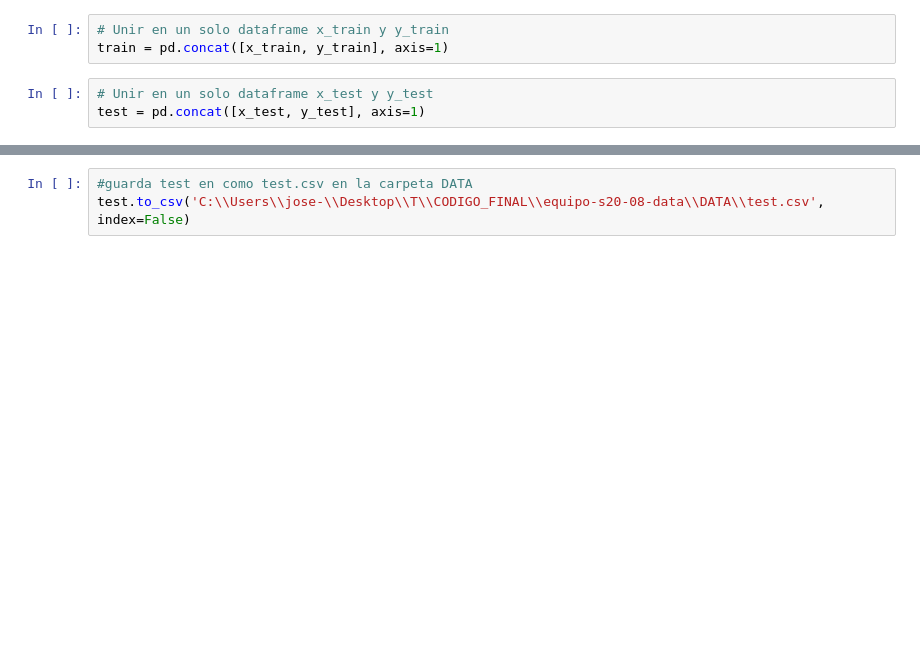
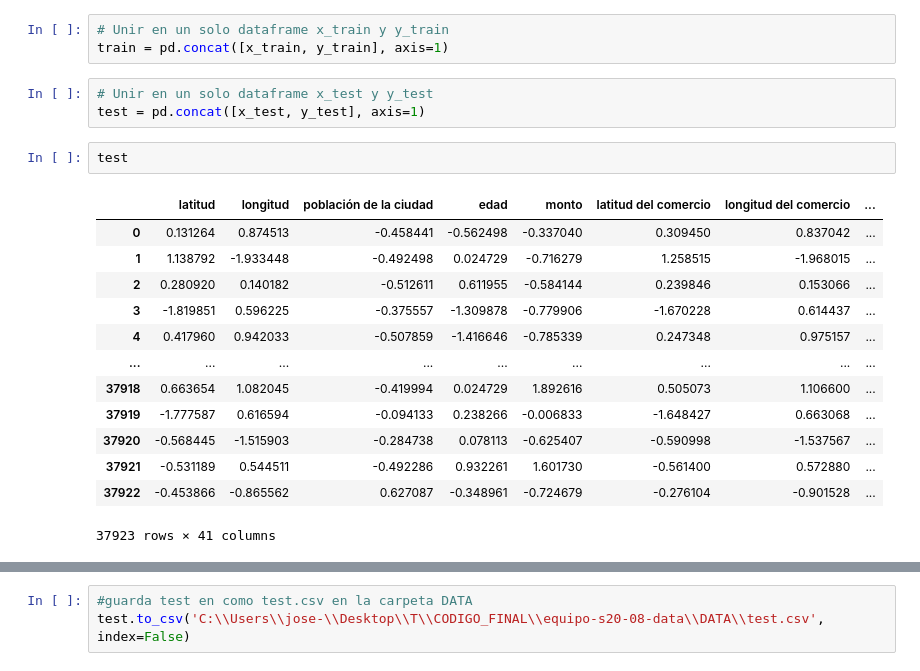
Before and after one commit to No-Country-simulation/equipo-s20-08-data, a Jupyter notebook: MODEL ML/model.ipynb, the cells around one changed output, grey strips where cells are left out. Saved outputs shown, nothing was run; the diff lists cells and outputs as text; blank space fills up the shorter version.

```diff
--- a/MODEL ML/model.ipynb
+++ b/MODEL ML/model.ipynb
@@ -197,3 +326,19 @@ train = pd.concat([x_train, y_train], axis=1)
 # %%
 # Unir en un solo dataframe x_test y y_test
 test = pd.concat([x_test, y_test], axis=1)
+# %%
+test
+# %% [output]
+|  | latitud | longitud | población de la ciudad | edad | monto | latitud del comercio | longitud del comercio | ... |
+| 0 | 0.131264 | 0.874513 | -0.458441 | -0.562498 | -0.337040 | 0.309450 | 0.837042 | ... |
+| 1 | 1.138792 | -1.933448 | -0.492498 | 0.024729 | -0.716279 | 1.258515 | -1.968015 | ... |
+| 2 | 0.280920 | 0.140182 | -0.512611 | 0.611955 | -0.584144 | 0.239846 | 0.153066 | ... |
+| 3 | -1.819851 | 0.596225 | -0.375557 | -1.309878 | -0.779906 | -1.670228 | 0.614437 | ... |
+| 4 | 0.417960 | 0.942033 | -0.507859 | -1.416646 | -0.785339 | 0.247348 | 0.975157 | ... |
+| ... | ... | ... | ... | ... | ... | ... | ... | ... |
+| 37918 | 0.663654 | 1.082045 | -0.419994 | 0.024729 | 1.892616 | 0.505073 | 1.106600 | ... |
+| 37919 | -1.777587 | 0.616594 | -0.094133 | 0.238266 | -0.006833 | -1.648427 | 0.663068 | ... |
+| 37920 | -0.568445 | -1.515903 | -0.284738 | 0.078113 | -0.625407 | -0.590998 | -1.537567 | ... |
+| 37921 | -0.531189 | 0.544511 | -0.492286 | 0.932261 | 1.601730 | -0.561400 | 0.572880 | ... |
+| 37922 | -0.453866 | -0.865562 | 0.627087 | -0.348961 | -0.724679 | -0.276104 | -0.901528 | ... |
+37923 rows × 41 columns
```
Also changed, not shown: parts of 13 cells of this notebook, 5 other files.
